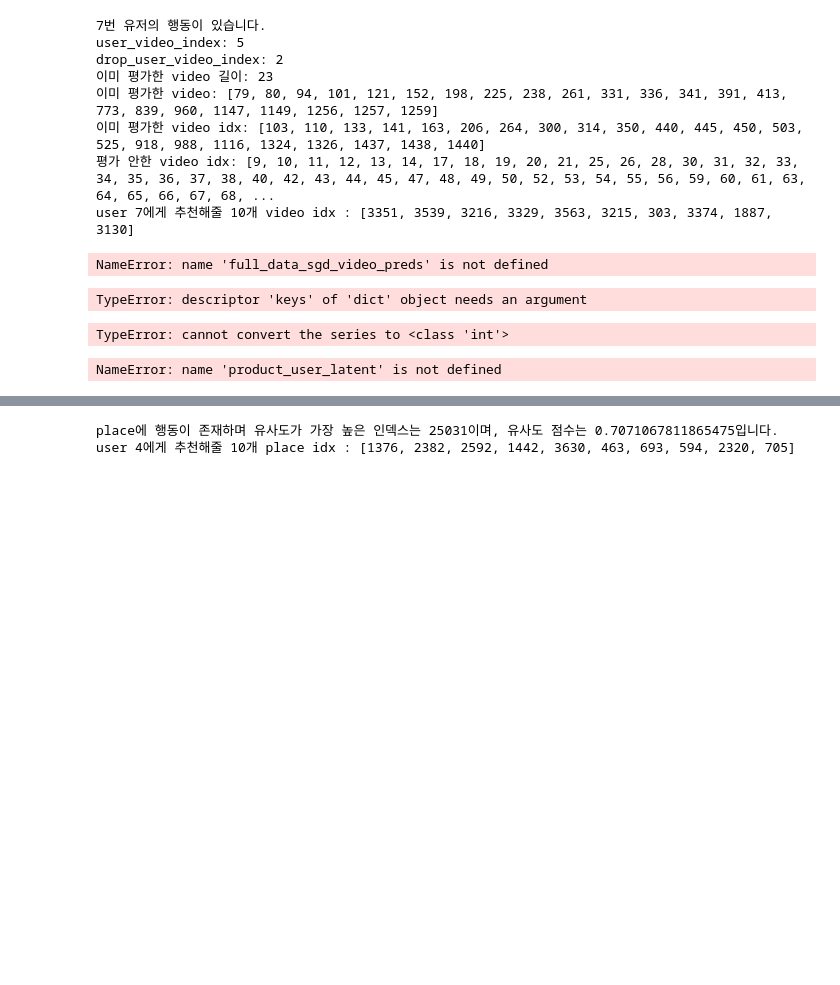
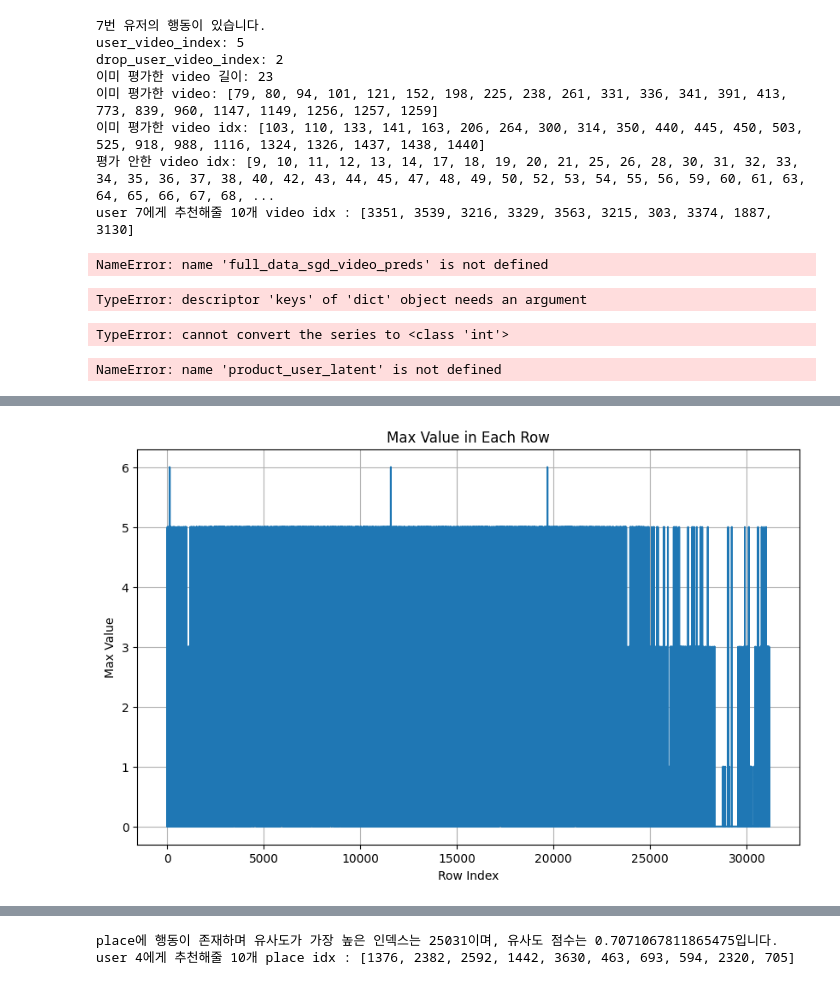
Before and after one commit to pjh09050/Whyout, a Jupyter notebook: SGD_EDA.ipynb, the cells around one changed output, grey strips where cells are left out. Saved outputs shown, nothing was run; the diff lists cells and outputs as text; code cells hidden in the pictures; blank space fills up the shorter version.

```diff
--- a/SGD_EDA.ipynb
+++ b/SGD_EDA.ipynb
@@ -521,0 +521,18 @@ KeyboardInterrupt:
+# %%
+import numpy as np
+import matplotlib.pyplot as plt
+data = np.array(user_place)
+
+# Assuming the image is binary (0s and 1s), find the max value for each row
+max_values = data.max(axis=1)
+
+# Plot the max values
+plt.figure(figsize=(10, 6))
+plt.plot(max_values)
+plt.xlabel('Row Index')
+plt.ylabel('Max Value')
+plt.title('Max Value in Each Row')
+plt.grid(True)
+plt.show()
+# %% [output]
+[figure, added]
```
Also changed, not shown: parts of 9 cells of this notebook.
